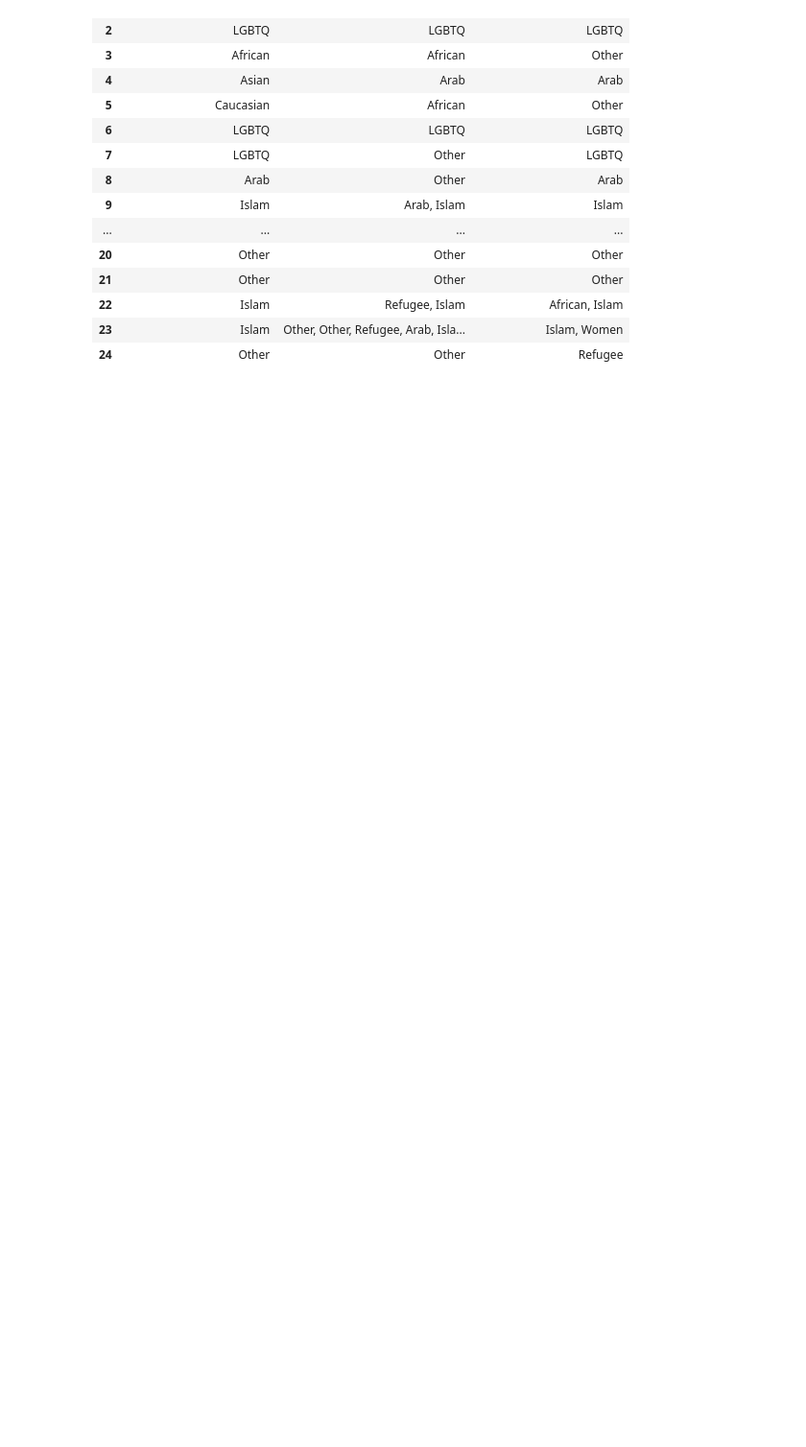
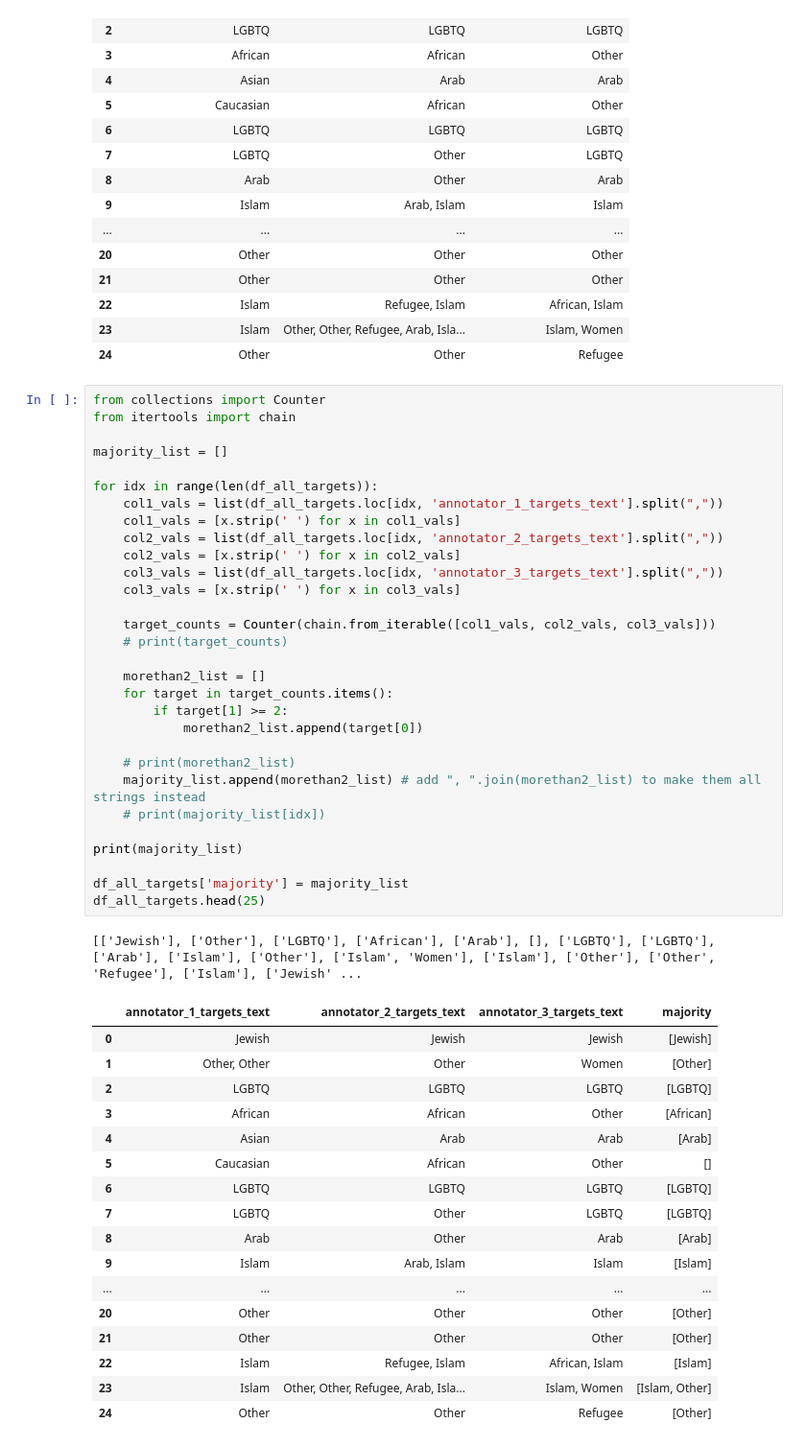
Before and after one commit to arielktran/HateSpeech, a Jupyter notebook: CSS206_project1_Ariel.ipynb, the cells around one changed output. Shown at 96% size. Drawn from its saved outputs; the diff is of its cells as text; blank space fills up the shorter version.

Commit message:
majority target label created, all NaNs gone

```diff
--- a/CSS206_project1_Ariel.ipynb
+++ b/CSS206_project1_Ariel.ipynb
@@ -385,3 +385,52 @@ df_all_targets.head(25)
 | 22 | Islam | Refugee, Islam | African, Islam |
 | 23 | Islam | Other, Other, Refugee, Arab, Isla... | Islam, Women |
 | 24 | Other | Other | Refugee |
+# %%
+from collections import Counter
+from itertools import chain
+
+majority_list = []
+
+for idx in range(len(df_all_targets)):
+    col1_vals = list(df_all_targets.loc[idx, 'annotator_1_targets_text'].split(","))
+    col1_vals = [x.strip(' ') for x in col1_vals]
+    col2_vals = list(df_all_targets.loc[idx, 'annotator_2_targets_text'].split(","))
+    col2_vals = [x.strip(' ') for x in col2_vals]
+    col3_vals = list(df_all_targets.loc[idx, 'annotator_3_targets_text'].split(","))
+    col3_vals = [x.strip(' ') for x in col3_vals]
+
+    target_counts = Counter(chain.from_iterable([col1_vals, col2_vals, col3_vals]))
+    # print(target_counts)
+
+    morethan2_list = []
+    for target in target_counts.items():
+        if target[1] >= 2:
+            morethan2_list.append(target[0])
+
+    # print(morethan2_list)
+    majority_list.append(morethan2_list) # add ", ".join(morethan2_list) to make them all strings instead
+    # print(majority_list[idx])
+
+print(majority_list)
+
+df_all_targets['majority'] = majority_list
+df_all_targets.head(25)
+# %% [output]
+[['Jewish'], ['Other'], ['LGBTQ'], ['African'], ['Arab'], [], ['LGBTQ'], ['LGBTQ'], ['Arab'], ['Islam'], ['Other'], ['Islam', 'Women'], ['Islam'], ['Other'], ['Other', 'Refugee'], ['Islam'], ['Jewish' ...
+|  | annotator_1_targets_text | annotator_2_targets_text | annotator_3_targets_text | majority |
+| 0 | Jewish | Jewish | Jewish | [Jewish] |
+| 1 | Other, Other | Other | Women | [Other] |
+| 2 | LGBTQ | LGBTQ | LGBTQ | [LGBTQ] |
+| 3 | African | African | Other | [African] |
+| 4 | Asian | Arab | Arab | [Arab] |
+| 5 | Caucasian | African | Other | [] |
+| 6 | LGBTQ | LGBTQ | LGBTQ | [LGBTQ] |
+| 7 | LGBTQ | Other | LGBTQ | [LGBTQ] |
+| 8 | Arab | Other | Arab | [Arab] |
+| 9 | Islam | Arab, Islam | Islam | [Islam] |
+| ... | ... | ... | ... | ... |
+| 20 | Other | Other | Other | [Other] |
+| 21 | Other | Other | Other | [Other] |
+| 22 | Islam | Refugee, Islam | African, Islam | [Islam] |
+| 23 | Islam | Other, Other, Refugee, Arab, Isla... | Islam, Women | [Islam, Other] |
+| 24 | Other | Other | Refugee | [Other] |
```
